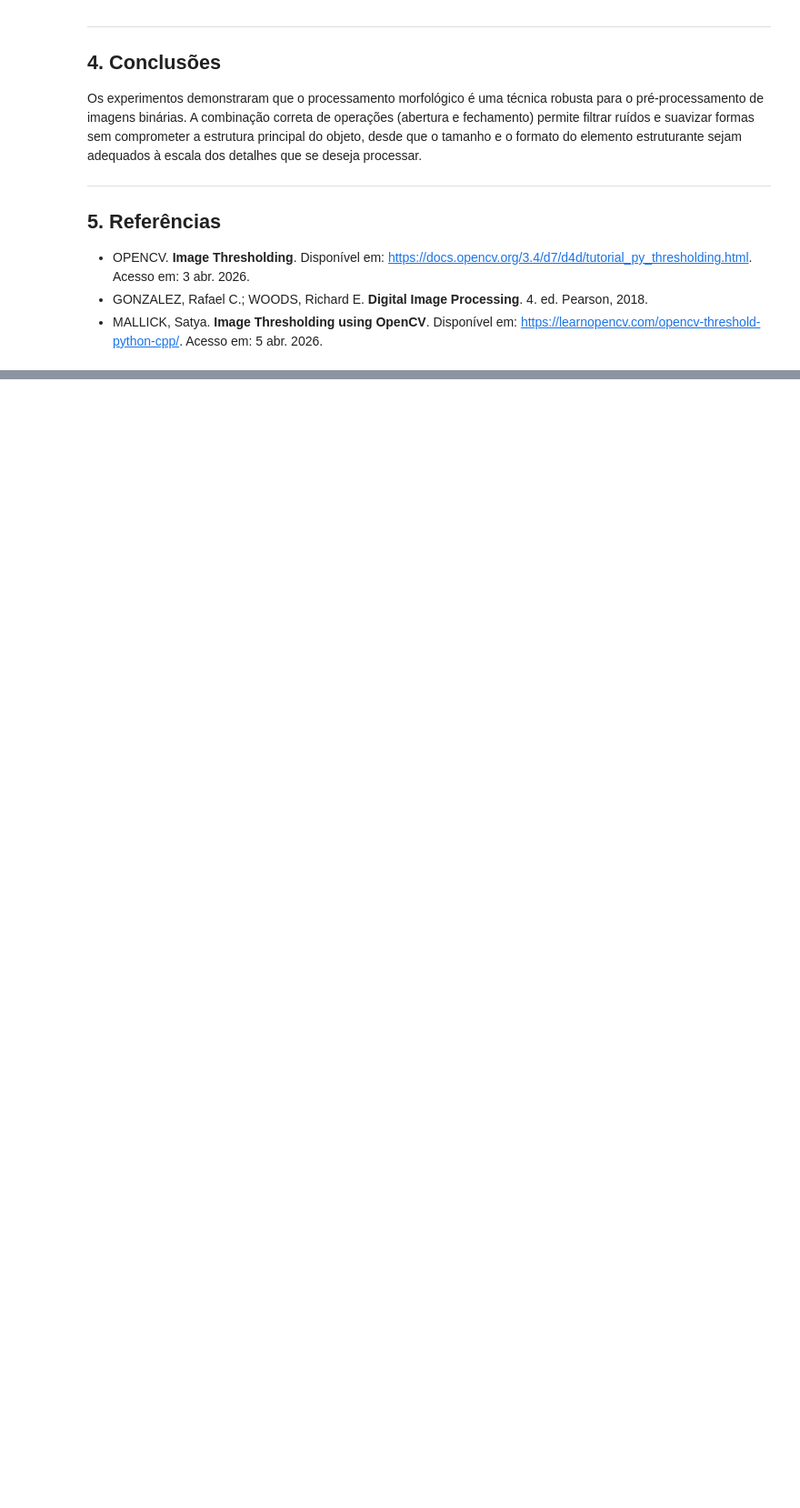
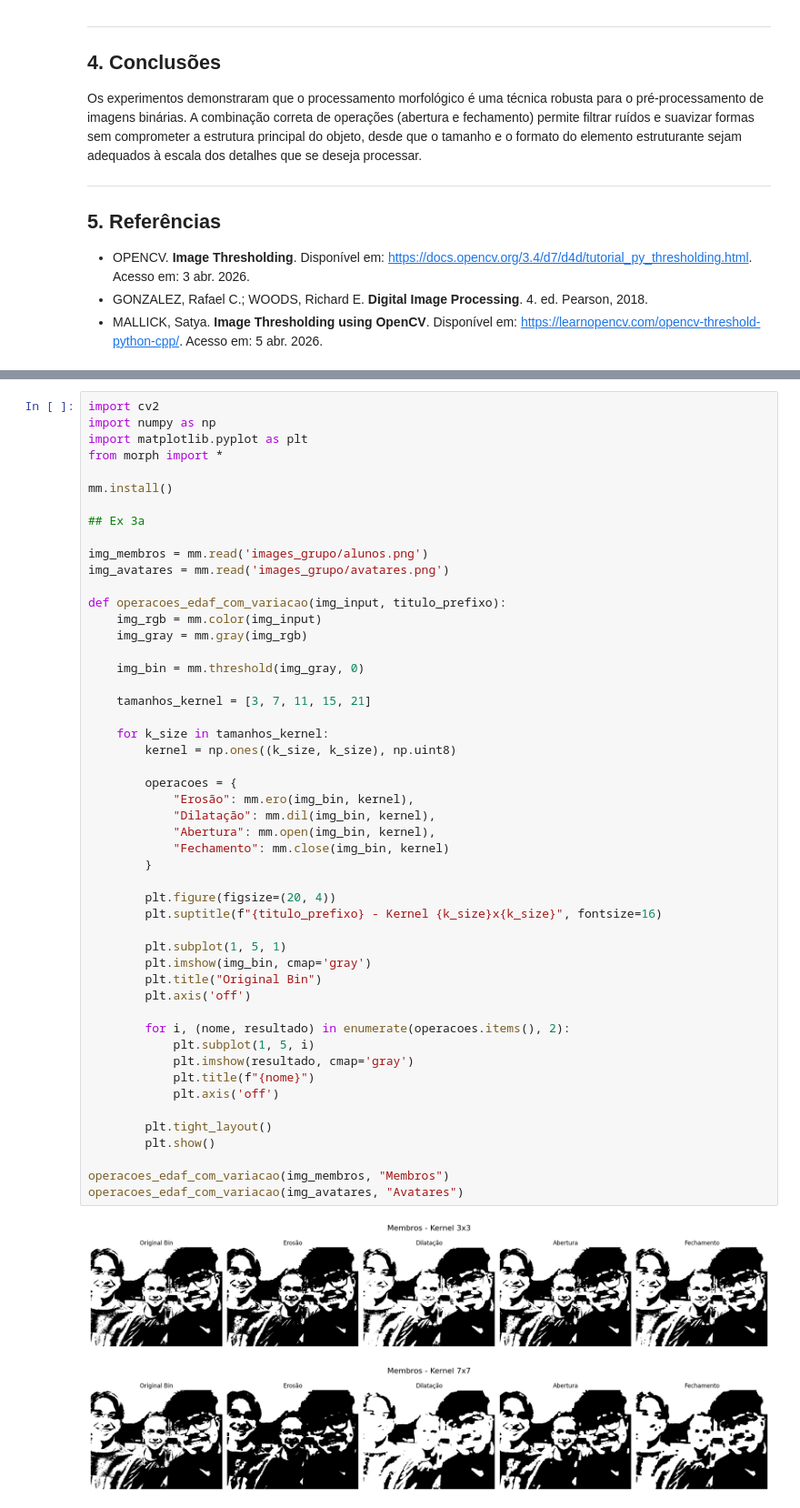
Before and after one commit to MatheusMoselli/image-processing-ufabc-lab7, a Jupyter notebook: relatorio.ipynb, the cells around one changed output, grey strips where cells are left out. Shown at 91% size. Drawn from its saved outputs; the diff is of its cells as text; blank space fills up the shorter version.

```diff
--- a/relatorio.ipynb
+++ b/relatorio.ipynb
@@ -60,0 +66,53 @@ Os experimentos demonstraram que o processamento morfológico é uma técnica ro
+# %%
+import cv2
+import numpy as np
+import matplotlib.pyplot as plt
+from morph import *
+
+mm.install()
+
+## Ex 3a
+
+img_membros = mm.read('images_grupo/alunos.png')
+img_avatares = mm.read('images_grupo/avatares.png')
+
+def operacoes_edaf_com_variacao(img_input, titulo_prefixo):
+    img_rgb = mm.color(img_input)
+    img_gray = mm.gray(img_rgb)
+
+    img_bin = mm.threshold(img_gray, 0)
+
+    tamanhos_kernel = [3, 7, 11, 15, 21]
+
+    for k_size in tamanhos_kernel:
+        kernel = np.ones((k_size, k_size), np.uint8)
+
+        operacoes = {
+            "Erosão": mm.ero(img_bin, kernel),
+            "Dilatação": mm.dil(img_bin, kernel),
+            "Abertura": mm.open(img_bin, kernel),
+            "Fechamento": mm.close(img_bin, kernel)
+        }
+
+        plt.figure(figsize=(20, 4))
+        plt.suptitle(f"{titulo_prefixo} - Kernel {k_size}x{k_size}", fontsize=16)
+
+        plt.subplot(1, 5, 1)
+        plt.imshow(img_bin, cmap='gray')
+        plt.title("Original Bin")
+        plt.axis('off')
+
+        for i, (nome, resultado) in enumerate(operacoes.items(), 2):
+            plt.subplot(1, 5, i)
+            plt.imshow(resultado, cmap='gray')
+            plt.title(f"{nome}")
+            plt.axis('off')
+
+        plt.tight_layout()
+        plt.show()
+
+operacoes_edaf_com_variacao(img_membros, "Membros")
+operacoes_edaf_com_variacao(img_avatares, "Avatares")
+# %% [output]
+[figure, added]
+[figure, added]
```
Also changed, not shown: parts of 6 cells of this notebook.
